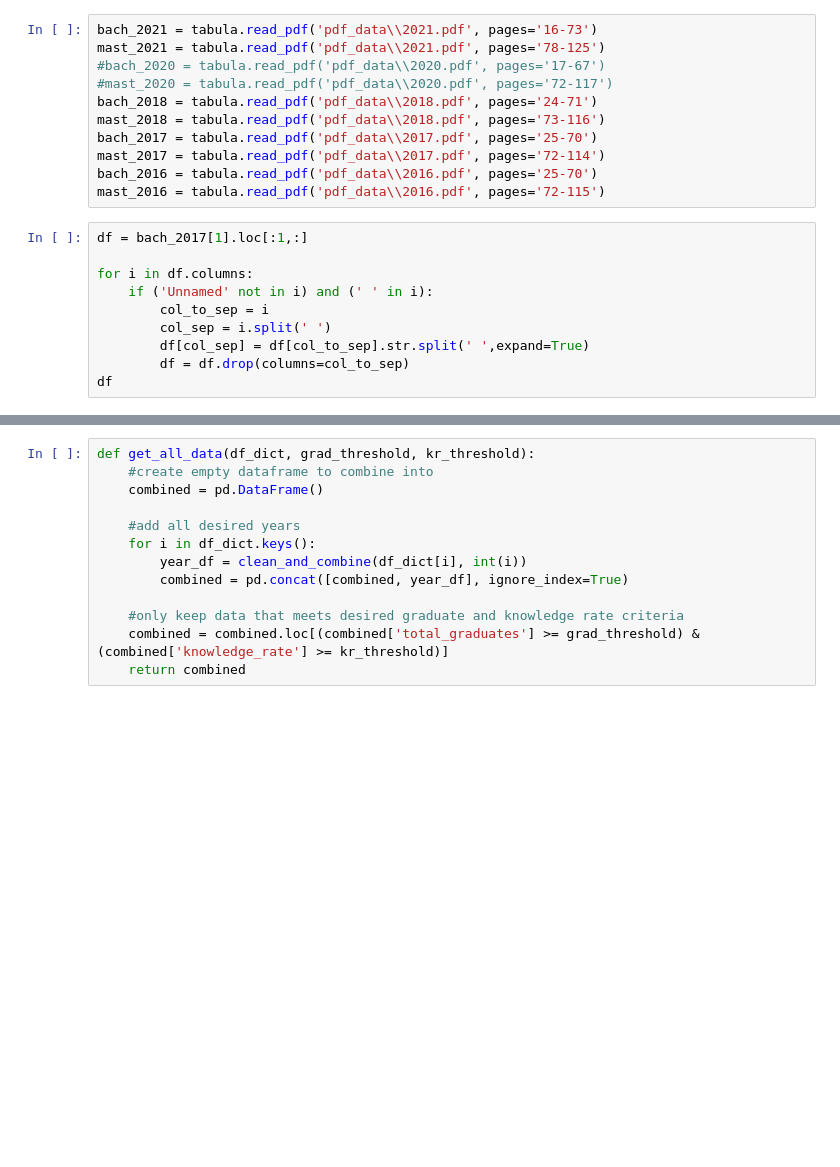
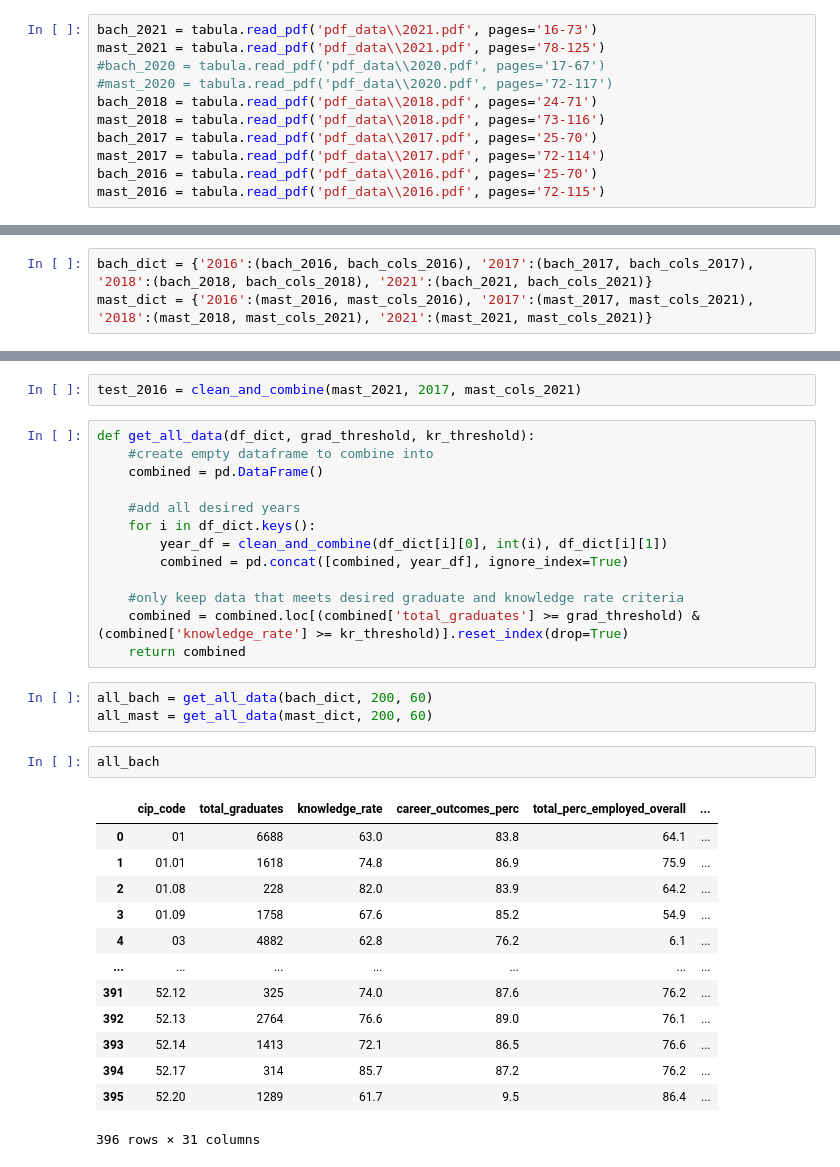
Before and after one commit to jeff-cardwell2/ExploreU, a Jupyter notebook: getting_pdf_data.ipynb, the cells around one changed output, grey strips where cells are left out. Cells and saved outputs as stored; diff of their text form; blank space fills up the shorter version.

```diff
--- a/getting_pdf_data.ipynb
+++ b/getting_pdf_data.ipynb
@@ -94,13 +95,3 @@ bach_2017 = tabula.read_pdf('pdf_data\\2017.pdf', pages='25-70')
 mast_2017 = tabula.read_pdf('pdf_data\\2017.pdf', pages='72-114')
 bach_2016 = tabula.read_pdf('pdf_data\\2016.pdf', pages='25-70')
 mast_2016 = tabula.read_pdf('pdf_data\\2016.pdf', pages='72-115')
-# %%
-df = bach_2017[1].loc[:1,:]
-
-for i in df.columns:
-    if ('Unnamed' not in i) and (' ' in i):
-        col_to_sep = i
-        col_sep = i.split(' ')
-        df[col_sep] = df[col_to_sep].str.split(' ',expand=True)
-        df = df.drop(columns=col_to_sep)
-df
@@ -121 +98,4 @@ See the caveats in the documentation: https://pandas.pydata.org/pandas-docs/stab
+# %%
+bach_dict = {'2016':(bach_2016, bach_cols_2016), '2017':(bach_2017, bach_cols_2017), '2018':(bach_2018, bach_cols_2018), '2021':(bach_2021, bach_cols_2021)}
+mast_dict = {'2016':(mast_2016, mast_cols_2016), '2017':(mast_2017, mast_cols_2021), '2018':(mast_2018, mast_cols_2021), '2021':(mast_2021, mast_cols_2021)}
 # %%
@@ -455,3 +212,5 @@ ValueError: invalid literal for int() with base 10: 'LIN2G4U5ISTIC COMPARATIVE'
+# %%
+test_2016 = clean_and_combine(mast_2021, 2017, mast_cols_2021)
 # %%
 def get_all_data(df_dict, grad_threshold, kr_threshold):
     #create empty dataframe to combine into
@@ -459,9 +218,28 @@ def get_all_data(df_dict, grad_threshold, kr_threshold):
 
     #add all desired years
     for i in df_dict.keys():
-        year_df = clean_and_combine(df_dict[i], int(i))
+        year_df = clean_and_combine(df_dict[i][0], int(i), df_dict[i][1])
         combined = pd.concat([combined, year_df], ignore_index=True)
 
     #only keep data that meets desired graduate and knowledge rate criteria
-    combined = combined.loc[(combined['total_graduates'] >= grad_threshold) & (combined['knowledge_rate'] >= kr_threshold)]
+    combined = combined.loc[(combined['total_graduates'] >= grad_threshold) & (combined['knowledge_rate'] >= kr_threshold)].reset_index(drop=True)
     return combined
+# %%
+all_bach = get_all_data(bach_dict, 200, 60)
+all_mast = get_all_data(mast_dict, 200, 60)
+# %%
+all_bach
+# %% [output]
+|  | cip_code | total_graduates | knowledge_rate | career_outcomes_perc | total_perc_employed_overall | ... |
+| 0 | 01 | 6688 | 63.0 | 83.8 | 64.1 | ... |
+| 1 | 01.01 | 1618 | 74.8 | 86.9 | 75.9 | ... |
+| 2 | 01.08 | 228 | 82.0 | 83.9 | 64.2 | ... |
+| 3 | 01.09 | 1758 | 67.6 | 85.2 | 54.9 | ... |
+| 4 | 03 | 4882 | 62.8 | 76.2 | 6.1 | ... |
+| ... | ... | ... | ... | ... | ... | ... |
+| 391 | 52.12 | 325 | 74.0 | 87.6 | 76.2 | ... |
+| 392 | 52.13 | 2764 | 76.6 | 89.0 | 76.1 | ... |
+| 393 | 52.14 | 1413 | 72.1 | 86.5 | 76.6 | ... |
+| 394 | 52.17 | 314 | 85.7 | 87.2 | 76.2 | ... |
+| 395 | 52.20 | 1289 | 61.7 | 9.5 | 86.4 | ... |
+396 rows × 31 columns
```
Also changed, not shown: parts of 7 cells of this notebook.
